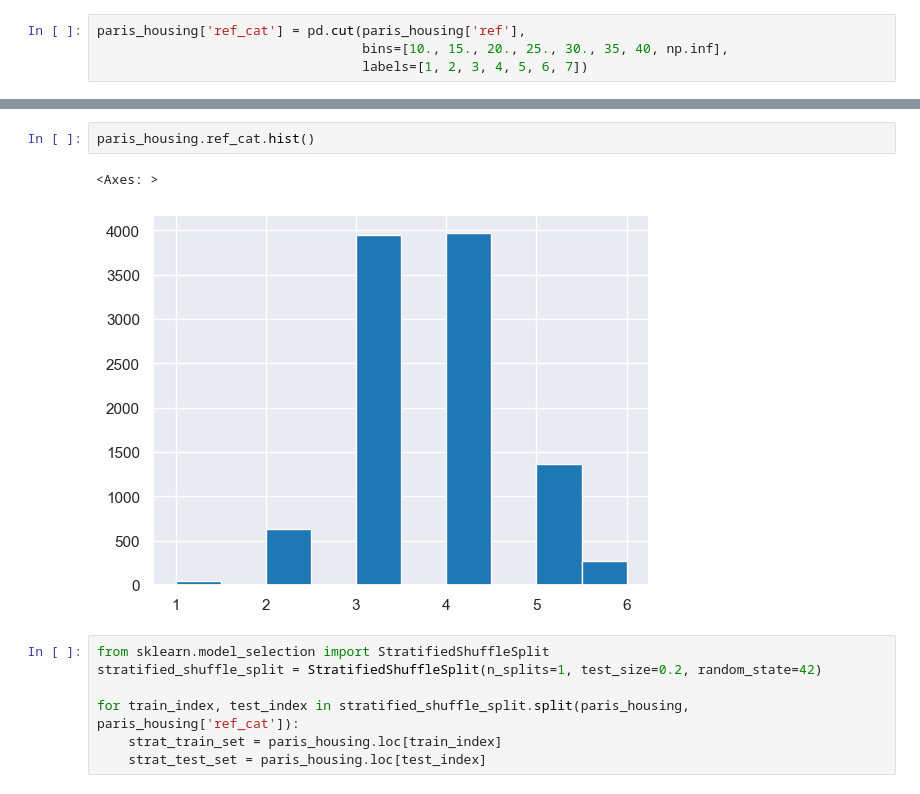
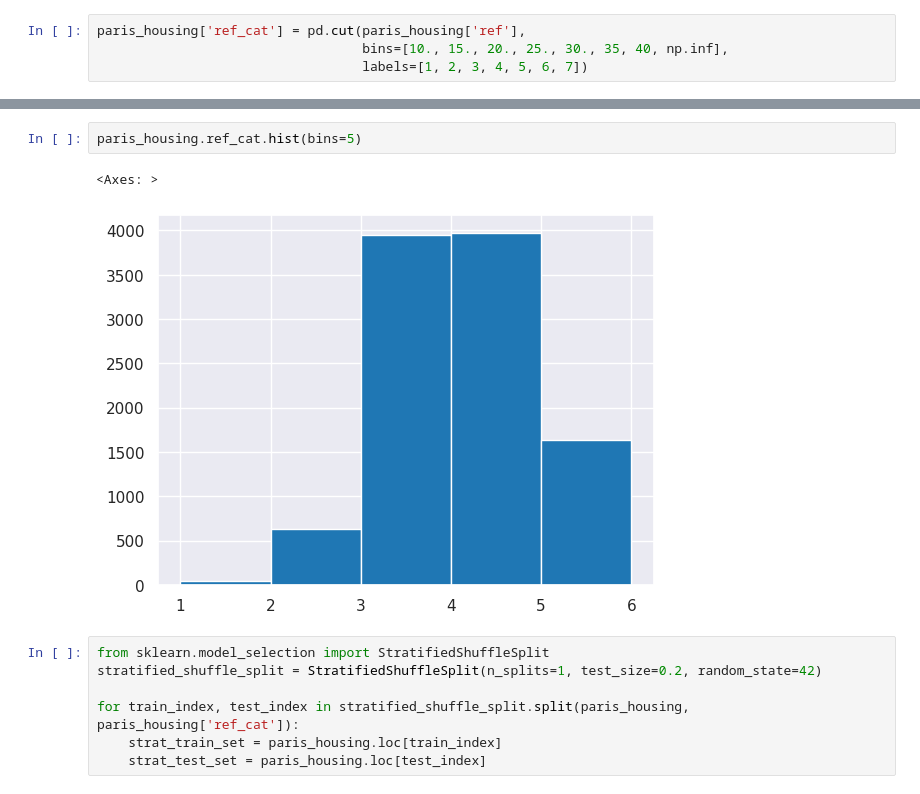
Before and after one commit to LounesAl/paris-housing, a Jupyter notebook: paris_housing.ipynb, the cells around one changed output, grey strips where cells are left out. Drawn from its saved outputs; the diff is of its cells as text.

```diff
--- a/paris_housing.ipynb
+++ b/paris_housing.ipynb
@@ -184,8 +185,8 @@ Name: ref_cat, dtype: int64
 # %%
-paris_housing.ref_cat.hist()
+paris_housing.ref_cat.hist(bins=5)
 # %% [output]
 <Axes: >
-[figure, old version]
+[figure, new version]
 # %%
 from sklearn.model_selection import StratifiedShuffleSplit
 stratified_shuffle_split = StratifiedShuffleSplit(n_splits=1, test_size=0.2, random_state=42)
```
Also changed, not shown: parts of 20 cells of this notebook, 2 other files.
